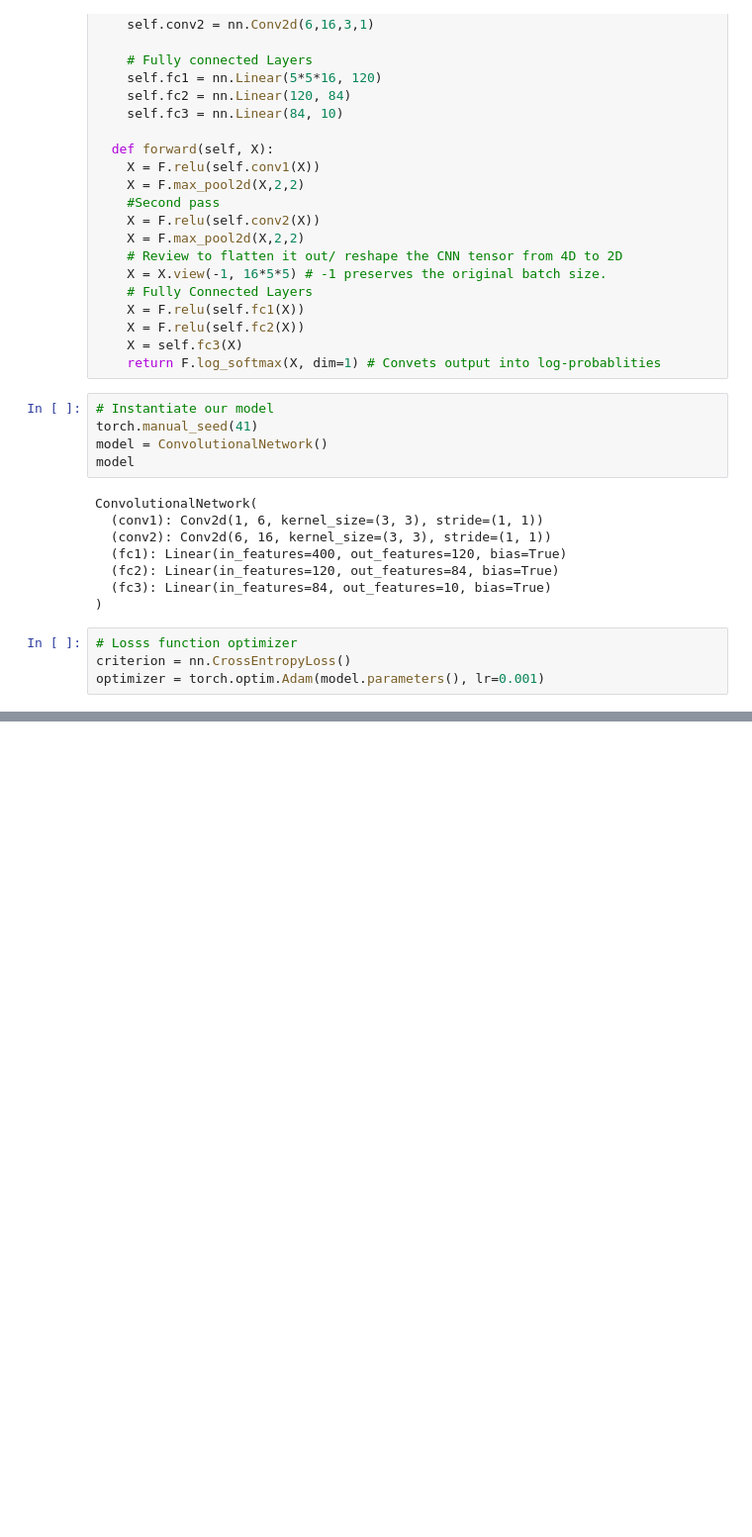
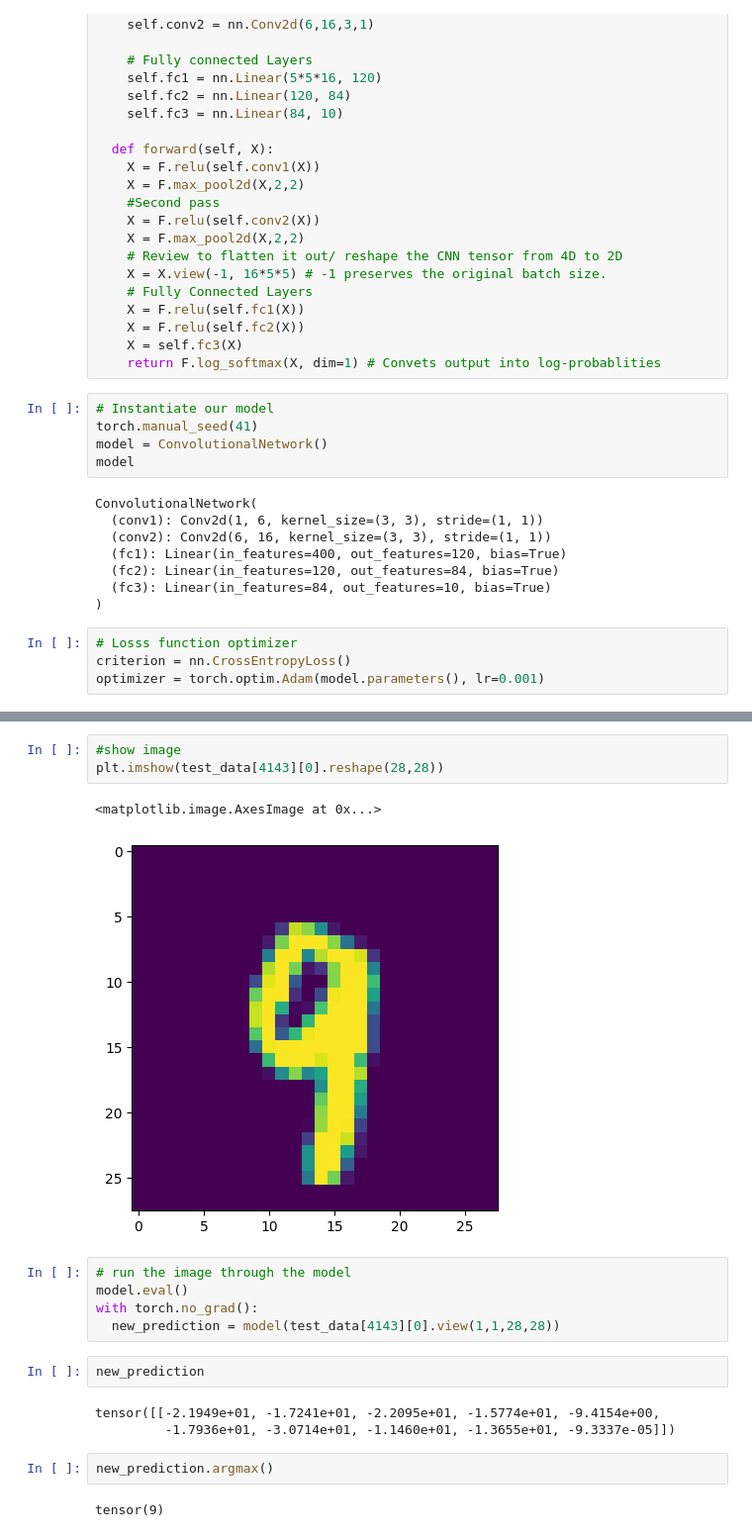
Before and after one commit to Dev-jalexx/Pytorch, a Jupyter notebook: CNN.ipynb, the cells around one changed output, grey strips where cells are left out. Shown: that part at 99% size. Saved outputs shown, nothing was run; the diff lists cells and outputs as text; blank space fills up the shorter version.

```diff
--- a/CNN.ipynb
+++ b/CNN.ipynb
@@ -199,0 +296,20 @@ Training took 3.7107131361961363 minutes.
+# %%
+#show image
+plt.imshow(test_data[4143][0].reshape(28,28))
+# %% [output]
+<matplotlib.image.AxesImage at 0x...>
+[figure, added]
+# %%
+# run the image through the model
+model.eval()
+with torch.no_grad():
+  new_prediction = model(test_data[4143][0].view(1,1,28,28))
+# %%
+new_prediction
+# %% [output]
+tensor([[-2.1949e+01, -1.7241e+01, -2.2095e+01, -1.5774e+01, -9.4154e+00,
+         -1.7936e+01, -3.0714e+01, -1.1460e+01, -1.3655e+01, -9.3337e-05]])
+# %%
+new_prediction.argmax()
+# %% [output]
+tensor(9)
```
Also changed, not shown: parts of 9 cells of this notebook.
